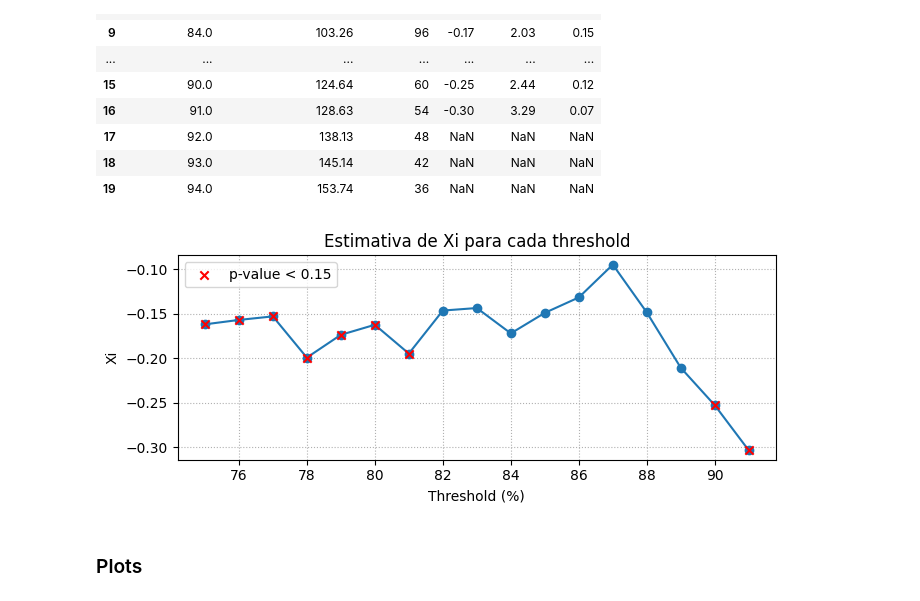
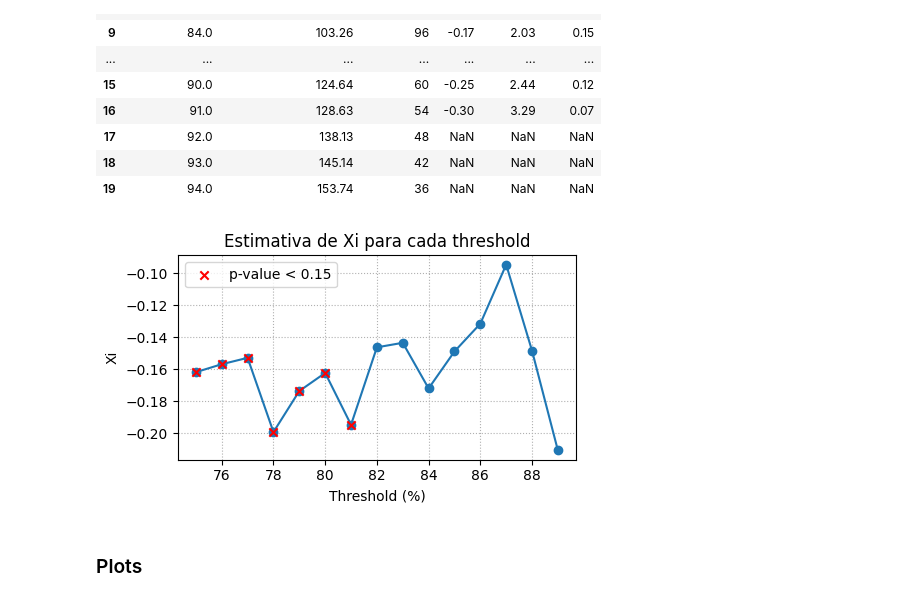
Before and after one commit to asdmalizia/masters, a Jupyter notebook: Estudo orientado/2. TVE para precipitação.ipynb, the cells around one changed output. Drawn from its saved outputs; the diff is of its cells as text; code cells hidden in the pictures.

```diff
--- a/Estudo orientado/2. TVE para precipitação.ipynb
+++ b/Estudo orientado/2. TVE para precipitação.ipynb
@@ -425,22 +422,22 @@ df_thresholds.round(2)
 | 19 | 94.0 | 153.74 | 36 | NaN | NaN | NaN |
 # %%
 pvalue_alpha = 0.15
-red_points = df_thresholds['p-value'] < pvalue_alpha
+red_points = df_thresholds['p-value'][:-5] < pvalue_alpha
 
-fig, ax = plt.subplots(figsize=(7, 3))
-ax.plot(df_thresholds['Threshold (%)'], df_thresholds['Xi'], marker='o', color='C0')
-ax.scatter(df_thresholds['Threshold (%)'][red_points], df_thresholds['Xi'][red_points], color='red', zorder=5, label=f'p-value < {pvalue_alpha}', marker='x')
+fig, ax = plt.subplots(figsize=(5, 3))
+ax.plot(df_thresholds['Threshold (%)'][:-5], df_thresholds['Xi'][:-5], marker='o', color='C0')
+ax.scatter(df_thresholds['Threshold (%)'][:-5][red_points], df_thresholds['Xi'][:-5][red_points], color='red', zorder=5, label=f'p-value < {pvalue_alpha}', marker='x')
 ax.set_xlabel('Threshold (%)')
 ax.set_ylabel('Xi')
 ax.legend()
 ax.set_title('Estimativa de Xi para cada threshold')
 ax.grid(True, linestyle=':')
 plt.tight_layout()
-# plot_count += 1
-# plt.savefig(path_img + r"\plot{}.png".format(plot_count))
+plot_count += 1
+plt.savefig(path_img + r"\plot{}.png".format(plot_count))
 plt.show()
 # %% [output]
-[figure, old version]
+[figure, new version]
 # %% [markdown]
 ### Plots
 # %%
```
Also changed, not shown: parts of 12 cells of this notebook, 1 other file.
